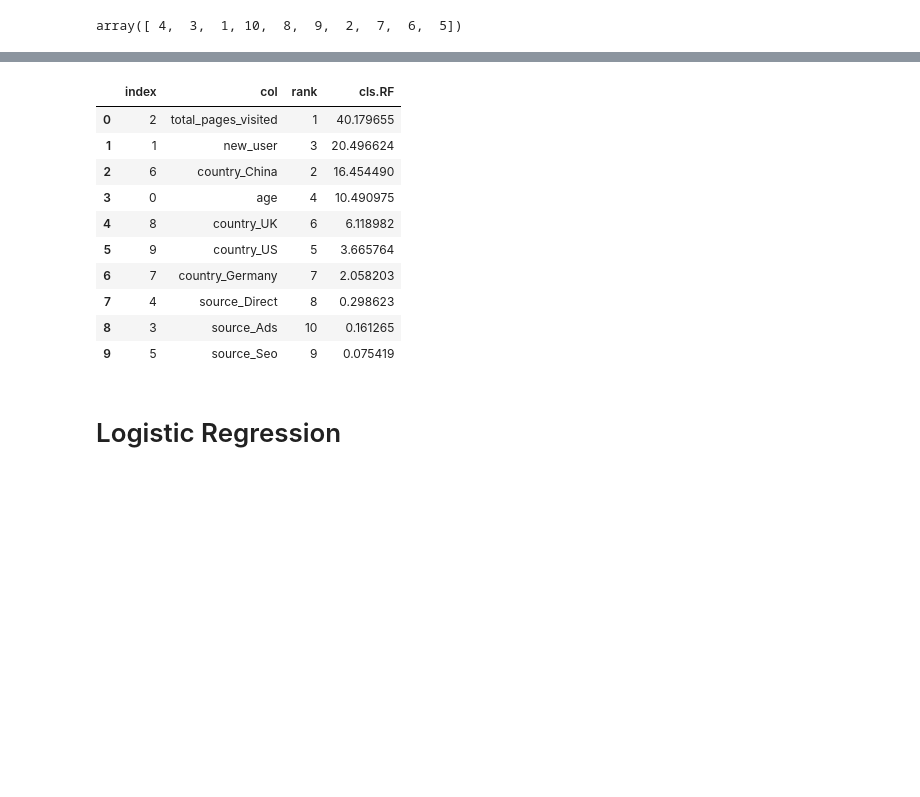
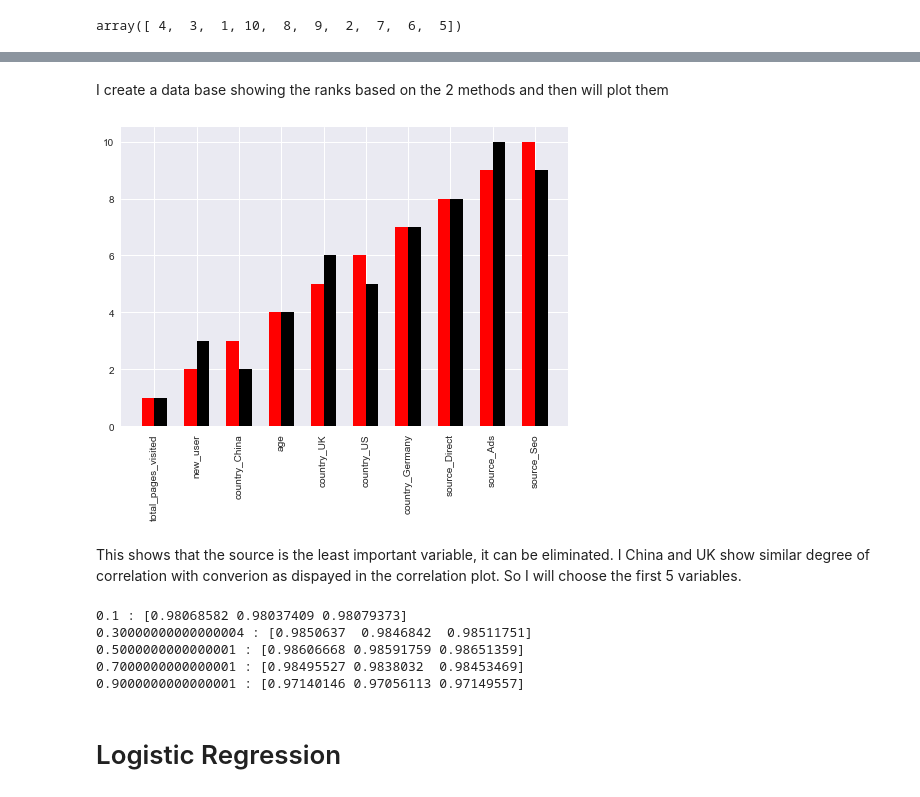
Before and after one commit to haniramezani/WebsiteConversion, a Jupyter notebook: Conversion analysis.ipynb, the cells around one changed output, grey strips where cells are left out. Drawn from its saved outputs; the diff is of its cells as text; code cells hidden in the pictures; blank space fills up the shorter version.

```diff
--- a/Conversion analysis.ipynb
+++ b/Conversion analysis.ipynb
@@ -139,4 +128,5 @@ from sklearn.tree import DecisionTreeRegressor, DecisionTreeClassifier, export_g
 # %%
 clf_rf = RandomForestClassifier(n_estimators=100, max_features=1,max_depth=3, random_state=11,
                                 oob_score=True, class_weight='balanced')
-clf_=clf_rf.fit(X_train, Y_train)
+clf_rf=clf_rf.fit(X_train, Y_train)
+print(clf_rf.feature_importances_)
@@ -166,14 +136,18 @@ RFE_output['cls.RF']=clf_.feature_importances_*100
-# %%
-RFE_output.sort_values(by=['cls.RF'], ascending=False).reset_index()
-# %% [output]
-|  | index | col | rank | cls.RF |
-| 0 | 2 | total_pages_visited | 1 | 40.179655 |
-| 1 | 1 | new_user | 3 | 20.496624 |
-| 2 | 6 | country_China | 2 | 16.454490 |
-| 3 | 0 | age | 4 | 10.490975 |
-| 4 | 8 | country_UK | 6 | 6.118982 |
-| 5 | 9 | country_US | 5 | 3.665764 |
-| 6 | 7 | country_Germany | 7 | 2.058203 |
-| 7 | 4 | source_Direct | 8 | 0.298623 |
-| 8 | 3 | source_Ads | 10 | 0.161265 |
-| 9 | 5 | source_Seo | 9 | 0.075419 |
+# %% [markdown]
+I create a data base showing the ranks based on the 2 methods and then will plot them
+# %%
+ranks=pd.DataFrame({ 'RF_importance':clf_rf.feature_importances_*100, 'LR_ranks':selector.ranking_}, index=X_train.columns)
+ranks
+ranks['RF_ranks']=ranks['RF_importance'].rank(ascending=False)
+
+fig, ax=plt.subplots(1,1)
+w=.3
+plt.bar(ranks.RF_ranks+w/2, ranks.LR_ranks,  width=w,color='k')
+plt.bar(ranks.RF_ranks-w/2, ranks.RF_ranks, width=w, color='r')
+plt.xticks(ranks.RF_ranks, ranks.index, rotation=90)
+plt.show()
+# %% [output]
+[figure, added]
+# %% [markdown]
+This shows that the source is the least important variable, it can be eliminated. I China and UK show similar degree of correlation with
+converion as dispayed in the correlation plot. So I will choose the first 5 variables.
@@ -180,3 +161,23 @@ RFE_output.sort_values(by=['cls.RF'], ascending=False).reset_index()
+# %%
+##use cross validation to determie weight
+from sklearn.model_selection import cross_val_score
+def create_weights():
+    Interval1=np.arange(0.1,0.91,0.2)
+    #Interval2=np.arange(0.91,0.991,0.02)
+    #Interval3=np.arange(0.991,0.9991,0.002)
+    #weights=np.concatenate((Interval1,Interval2,Interval3))
+    weights=Interval1
+    return weights
+weights=create_weights()
+for w in weights:
+    logreg = linear_model.LogisticRegression(C=1e5, fit_intercept=True, class_weight={1:w, 0:(1-w)})
+    print(w, ":", cross_val_score(logreg, X_model, Y_model))
+# %% [output]
+0.1 : [0.98068582 0.98037409 0.98079373]
+0.30000000000000004 : [0.9850637  0.9846842  0.98511751]
+0.5000000000000001 : [0.98606668 0.98591759 0.98651359]
+0.7000000000000001 : [0.98495527 0.9838032  0.98453469]
+0.9000000000000001 : [0.97140146 0.97056113 0.97149557]
 # %% [markdown]
 # Logistic Regression
 # %%
```
Also changed, not shown: parts of 12 cells of this notebook.
